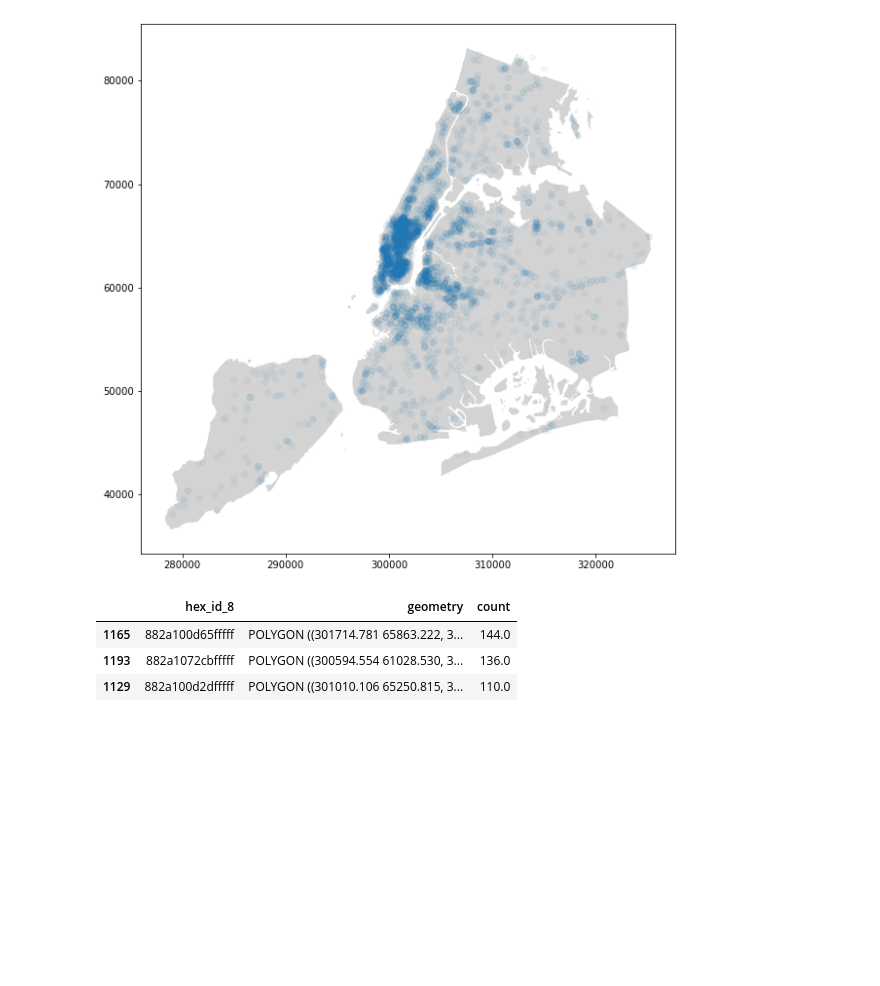
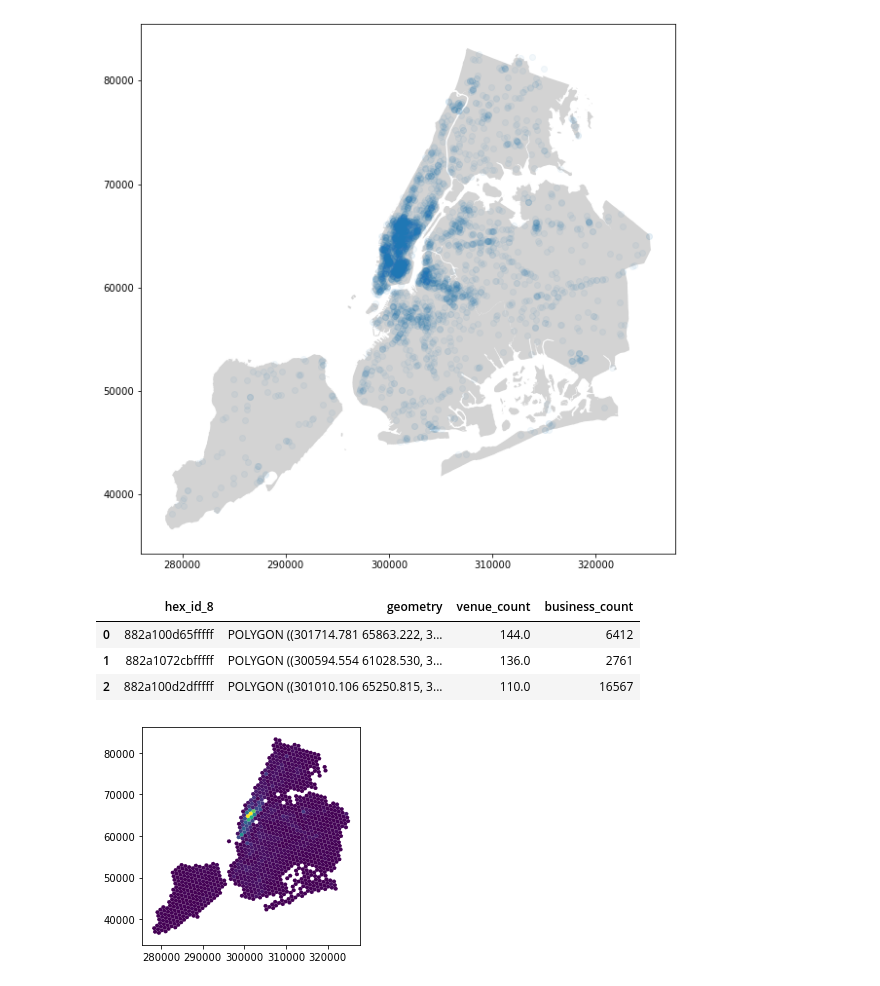
Before and after one commit to nlicalzi/mapping_nighttime_mobility, a Jupyter notebook: notebooks/venue_aggregation_and_cleaning.ipynb, the cells around one changed output. Drawn from its saved outputs; the diff is of its cells as text; code cells hidden in the pictures; blank space fills up the shorter version.

```diff
--- a/notebooks/venue_aggregation_and_cleaning.ipynb
+++ b/notebooks/venue_aggregation_and_cleaning.ipynb
@@ -4,6 +4,7 @@ import geopandas as gpd
 import matplotlib.pyplot as plt
 from mpl_toolkits.axes_grid1 import make_axes_locatable
 
+businesses = gpd.read_file('../data/shapefiles/nyc/businesses_hexbinned.geojson')
 clubs = gpd.read_file('../data/shapefiles/venues/bars_clubs/nyc_nightclubs_3627.shp')
 bars = gpd.read_file('../data/shapefiles/venues/bars_clubs/nyc_bars_3627.shp')
 
@@ -135,10 +138,3 @@ joined_venues.plot(ax=base, alpha=0.05);
 # %%
 # desired format:
 # hexbin | taxi pickups, taxi dropoffs, bike pickups, bike dropoffs
-# %%
-gdf.head(3)
-# %% [output]
-|  | hex_id_8 | geometry | count |
-| 1165 | 882a100d65fffff | POLYGON ((301714.781 65863.222, 3... | 144.0 |
-| 1193 | 882a1072cbfffff | POLYGON ((300594.554 61028.530, 3... | 136.0 |
-| 1129 | 882a100d2dfffff | POLYGON ((301010.106 65250.815, 3... | 110.0 |
@@ -147,0 +141,15 @@ gdf.to_file("../data/shapefiles/nyc/venues_hexbinned.geojson",
+# %%
+# merge in business data by hex and export
+
+out = gpd.GeoDataFrame(gdf.merge(businesses), crs="EPSG:3627")
+out.to_file("../data/shapefiles/nyc/venues_hexbinned.geojson",
+            driver='GeoJSON')
+
+out.plot(column='business_count');
+out.head(3)
+# %% [output]
+|  | hex_id_8 | geometry | venue_count | business_count |
+| 0 | 882a100d65fffff | POLYGON ((301714.781 65863.222, 3... | 144.0 | 6412 |
+| 1 | 882a1072cbfffff | POLYGON ((300594.554 61028.530, 3... | 136.0 | 2761 |
+| 2 | 882a100d2dfffff | POLYGON ((301010.106 65250.815, 3... | 110.0 | 16567 |
+[figure, added]
```
Also changed, not shown: parts of 4 cells of this notebook.
